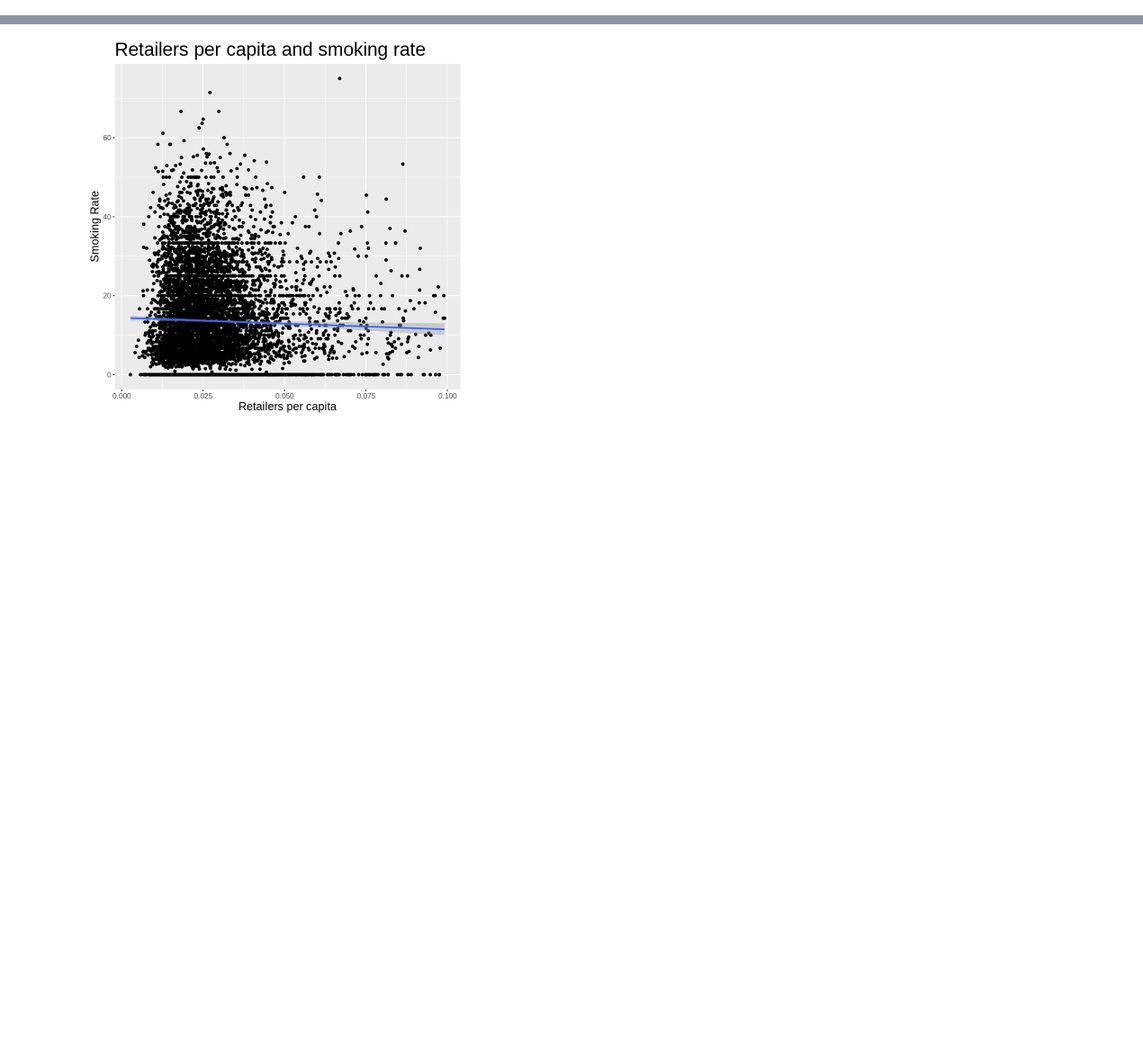
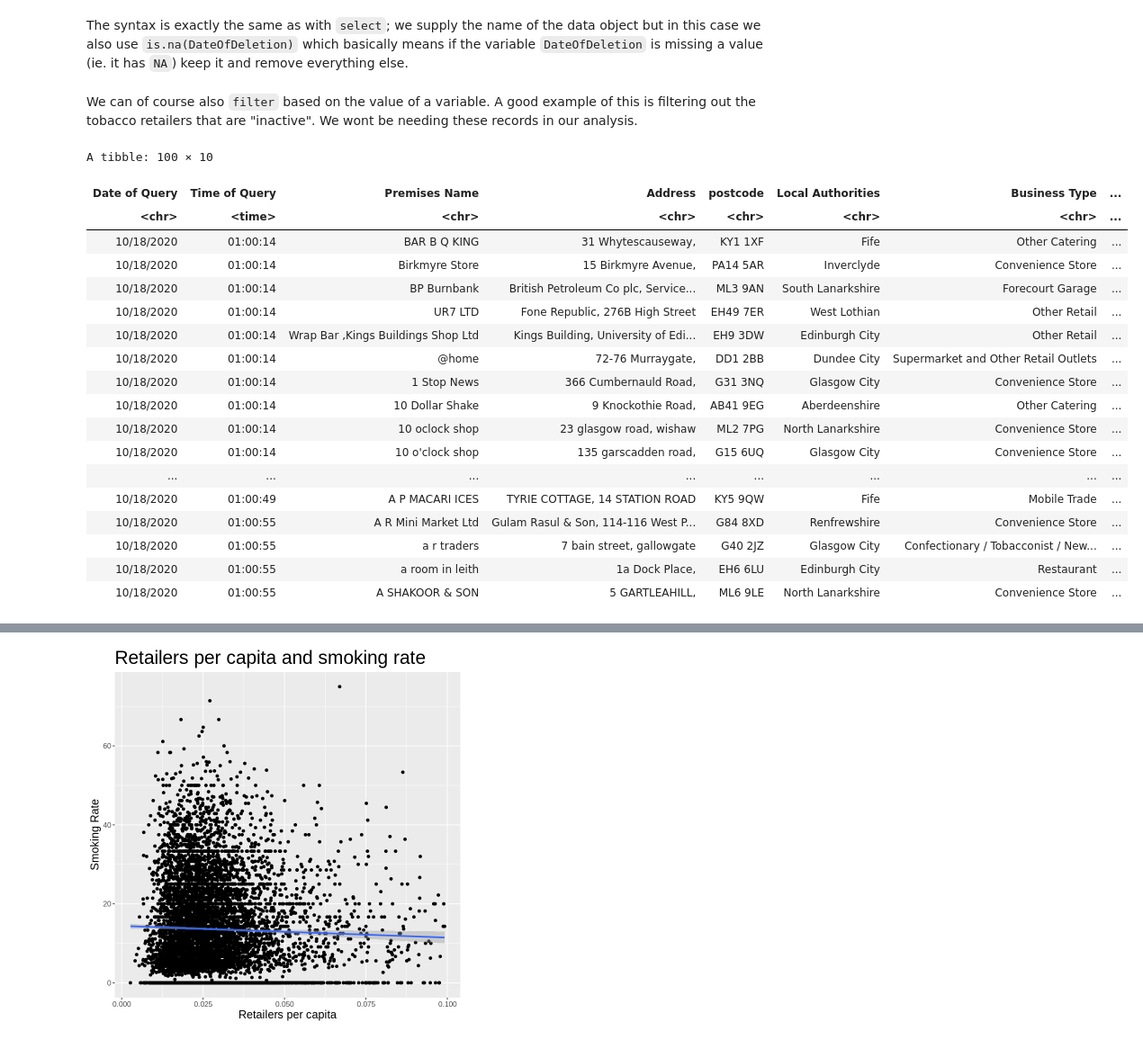
Before and after one commit to tc245/Archives-Data-Science-Workshop, a Jupyter notebook: Week 3/Exercise 4 Data cleaning and wrangling using R.ipynb, the cells around one changed output, grey strips where cells are left out. Shown at 90% size. Saved outputs shown, nothing was run; the diff lists cells and outputs as text; code cells hidden in the pictures; blank space fills up the shorter version.

```diff
--- a/Week 3/Exercise 4 Data cleaning and wrangling using R.ipynb
+++ b/Week 3/Exercise 4 Data cleaning and wrangling using R.ipynb
@@ -268,0 +485,28 @@ anti_joined_file <- tobaccoregister %>%
+# %% [markdown]
+The syntax is exactly the same as with `select`; we supply the name of the data object but in this case we also use `is.na(DateOfDeletion)` which basically means if the variable `DateOfDeletion` is missing a value (ie. it has `NA`) keep it and remove everything else.
+# %% [markdown]
+We can of course also `filter` based on the value of a variable. A good example of this is filtering out the tobacco retailers that are "inactive". We wont be needing these records in our analysis.
+# %%
+tobaccoregister <- filter(tobaccoregister, Status=="Active")
+
+head(tobaccoregister, n=100)
+# %% [output]
+A tibble: 100 × 10
+| Date of Query | Time of Query | Premises Name | Address | postcode | Local Authorities | Business Type | ... |
+| <chr> | <time> | <chr> | <chr> | <chr> | <chr> | <chr> | ... |
+| 10/18/2020 | 01:00:14 | BAR B Q KING | 31 Whytescauseway, | KY1 1XF | Fife | Other Catering | ... |
+| 10/18/2020 | 01:00:14 | Birkmyre Store | 15 Birkmyre Avenue, | PA14 5AR | Inverclyde | Convenience Store | ... |
+| 10/18/2020 | 01:00:14 | BP Burnbank | British Petroleum Co plc, Service... | ML3 9AN | South Lanarkshire | Forecourt Garage | ... |
+| 10/18/2020 | 01:00:14 | UR7 LTD | Fone Republic, 276B High Street | EH49 7ER | West Lothian | Other Retail | ... |
+| 10/18/2020 | 01:00:14 | Wrap Bar ,Kings Buildings Shop Ltd | Kings Building, University of Edi... | EH9 3DW | Edinburgh City | Other Retail | ... |
+| 10/18/2020 | 01:00:14 | @home | 72-76 Murraygate, | DD1 2BB | Dundee City | Supermarket and Other Retail Outlets | ... |
+| 10/18/2020 | 01:00:14 | 1 Stop News | 366 Cumbernauld Road, | G31 3NQ | Glasgow City | Convenience Store | ... |
+| 10/18/2020 | 01:00:14 | 10 Dollar Shake | 9 Knockothie Road, | AB41 9EG | Aberdeenshire | Other Catering | ... |
+| 10/18/2020 | 01:00:14 | 10 oclock shop | 23 glasgow road, wishaw | ML2 7PG | North Lanarkshire | Convenience Store | ... |
+| 10/18/2020 | 01:00:14 | 10 o'clock shop | 135 garscadden road, | G15 6UQ | Glasgow City | Convenience Store | ... |
+| ... | ... | ... | ... | ... | ... | ... | ... |
+| 10/18/2020 | 01:00:49 | A P MACARI ICES | TYRIE COTTAGE, 14 STATION ROAD | KY5 9QW | Fife | Mobile Trade | ... |
+| 10/18/2020 | 01:00:55 | A R Mini Market Ltd | Gulam Rasul & Son, 114-116 West P... | G84 8XD | Renfrewshire | Convenience Store | ... |
+| 10/18/2020 | 01:00:55 | a r traders | 7 bain street, gallowgate | G40 2JZ | Glasgow City | Confectionary / Tobacconist / New... | ... |
+| 10/18/2020 | 01:00:55 | a room in leith | 1a Dock Place, | EH6 6LU | Edinburgh City | Restaurant | ... |
+| 10/18/2020 | 01:00:55 | A SHAKOOR & SON | 5 GARTLEAHILL, | ML6 9LE | North Lanarkshire | Convenience Store | ... |
```
Also changed, not shown: parts of 82 cells of this notebook.
